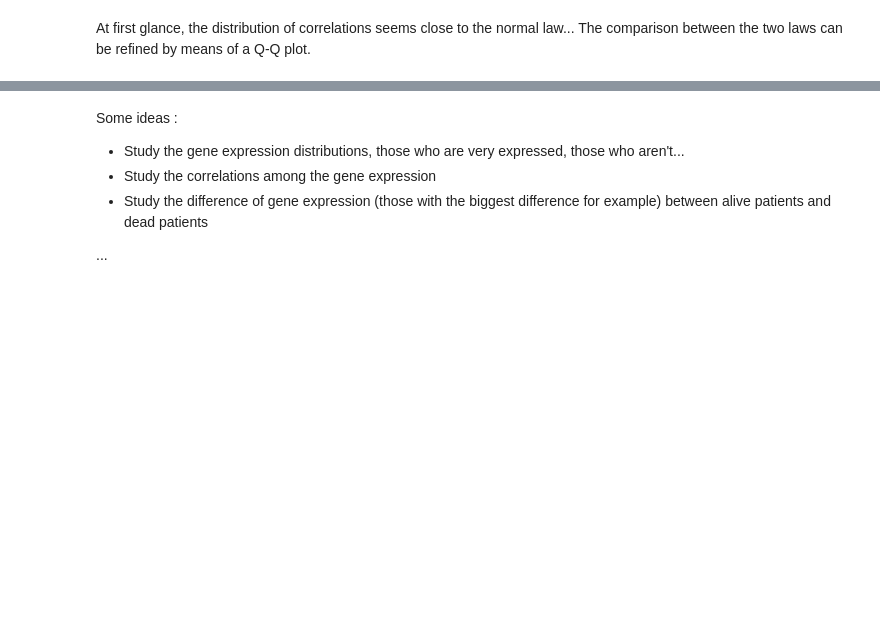
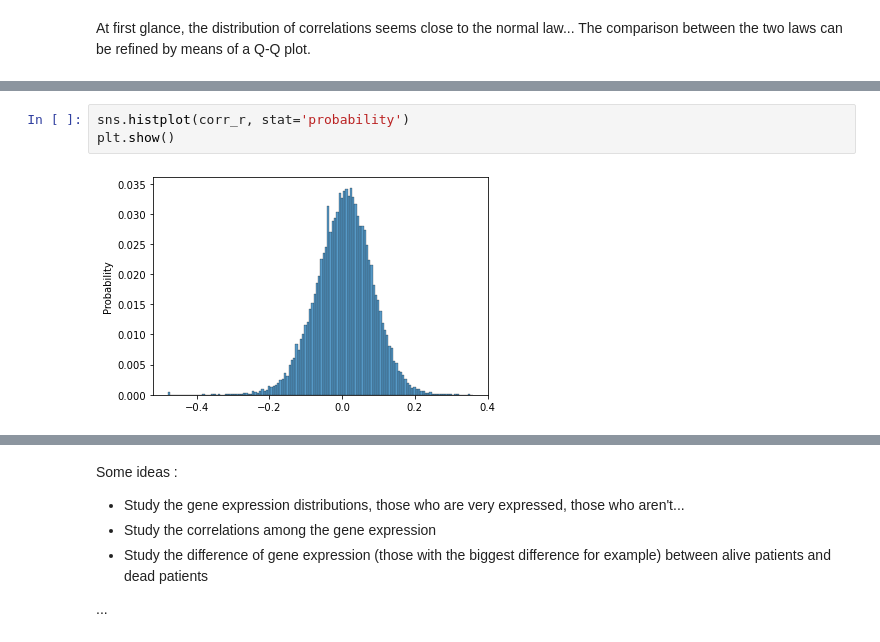
Before and after one commit to StephaneBereux/Cancer-survival-challenge, a Jupyter notebook: starting_kit.ipynb, the cells around one changed output, grey strips where cells are left out. Drawn from its saved outputs; the diff is of its cells as text; blank space fills up the shorter version.

```diff
--- a/starting_kit.ipynb
+++ b/starting_kit.ipynb
@@ -215,0 +232,5 @@ pylab.show()
+# %%
+sns.histplot(corr_r, stat='probability')
+plt.show()
+# %% [output]
+[figure, added]
```
Also changed, not shown: parts of 12 cells of this notebook, 1 other file.
